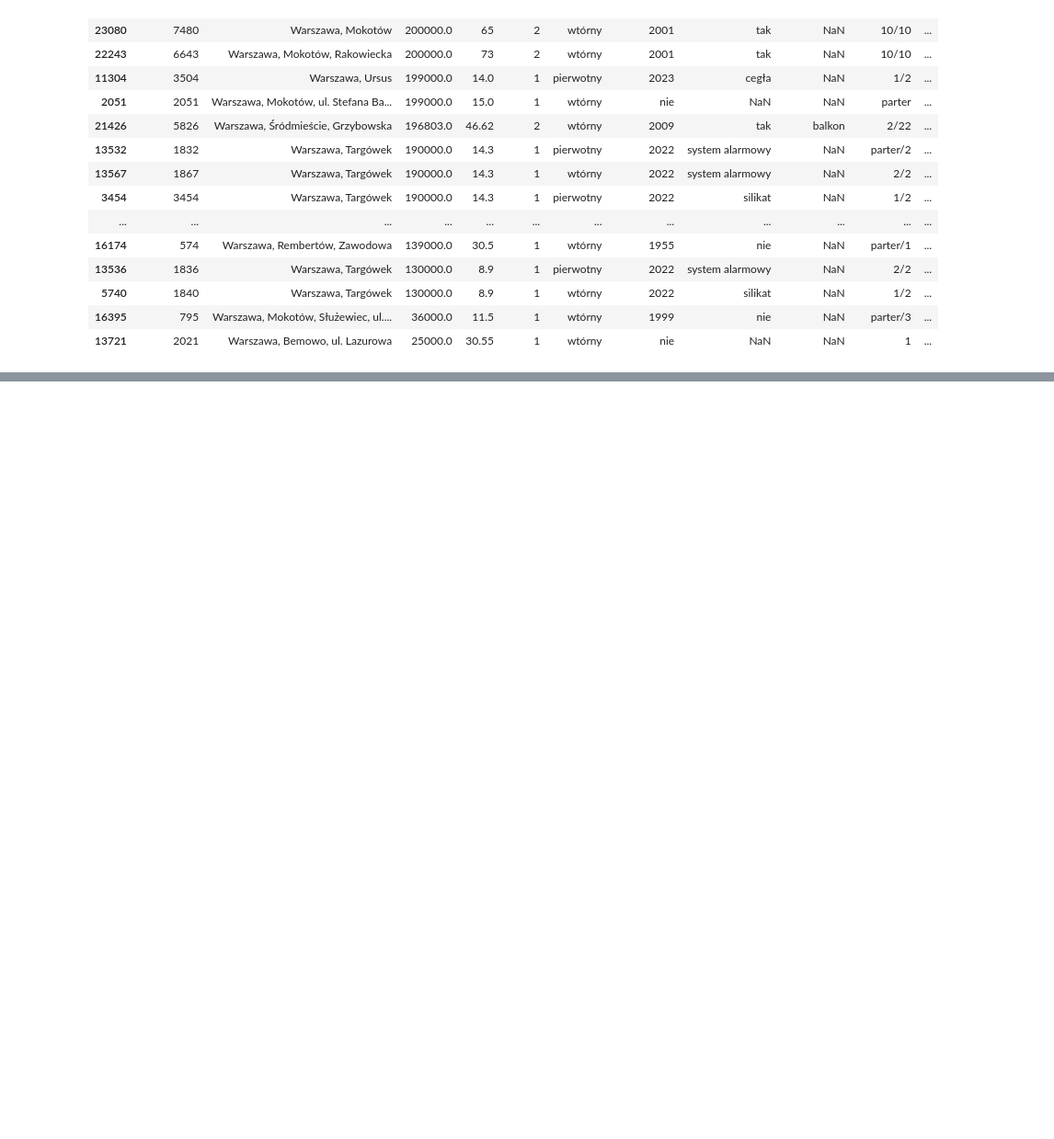
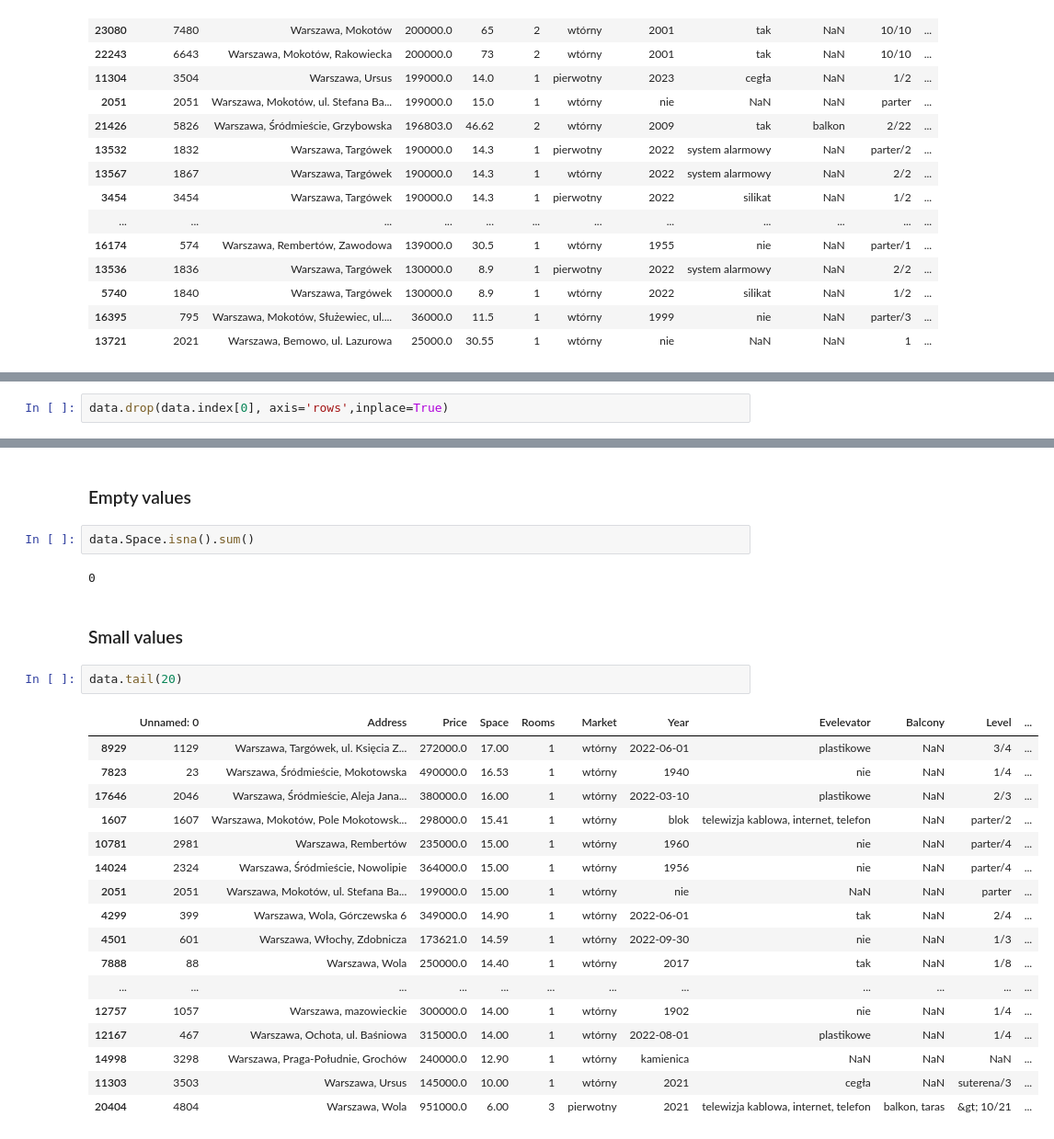
Before and after one commit to CarJung/Uni, a Jupyter notebook: Warsaw_flats/Data_enginering.ipynb, the cells around one changed output, grey strips where cells are left out. Shown at 92% size. Cells and saved outputs as stored; diff of their text form; blank space fills up the shorter version.

```diff
--- a/Warsaw_flats/Data_enginering.ipynb
+++ b/Warsaw_flats/Data_enginering.ipynb
@@ -110,0 +158,2 @@ data.tail(20)
+# %%
+data.drop(data.index[0], axis='rows',inplace=True)
@@ -110,0 +174,28 @@ data.tail(20)
+# %% [markdown]
+### Empty values
+# %%
+data.Space.isna().sum()
+# %% [output]
+0
+# %% [markdown]
+### Small values
+# %%
+data.tail(20)
+# %% [output]
+|  | Unnamed: 0 | Address | Price | Space | Rooms | Market | Year | Evelevator | Balcony | Level | ... |
+| 8929 | 1129 | Warszawa, Targówek, ul. Księcia Z... | 272000.0 | 17.00 | 1 | wtórny | 2022-06-01 | plastikowe | NaN | 3/4 | ... |
+| 7823 | 23 | Warszawa, Śródmieście, Mokotowska | 490000.0 | 16.53 | 1 | wtórny | 1940 | nie | NaN | 1/4 | ... |
+| 17646 | 2046 | Warszawa, Śródmieście, Aleja Jana... | 380000.0 | 16.00 | 1 | wtórny | 2022-03-10 | plastikowe | NaN | 2/3 | ... |
+| 1607 | 1607 | Warszawa, Mokotów, Pole Mokotowsk... | 298000.0 | 15.41 | 1 | wtórny | blok | telewizja kablowa, internet, telefon | NaN | parter/2 | ... |
+| 10781 | 2981 | Warszawa, Rembertów | 235000.0 | 15.00 | 1 | wtórny | 1960 | nie | NaN | parter/4 | ... |
+| 14024 | 2324 | Warszawa, Śródmieście, Nowolipie | 364000.0 | 15.00 | 1 | wtórny | 1956 | nie | NaN | parter/4 | ... |
+| 2051 | 2051 | Warszawa, Mokotów, ul. Stefana Ba... | 199000.0 | 15.00 | 1 | wtórny | nie | NaN | NaN | parter | ... |
+| 4299 | 399 | Warszawa, Wola, Górczewska 6 | 349000.0 | 14.90 | 1 | wtórny | 2022-06-01 | tak | NaN | 2/4 | ... |
+| 4501 | 601 | Warszawa, Włochy, Zdobnicza | 173621.0 | 14.59 | 1 | wtórny | 2022-09-30 | nie | NaN | 1/3 | ... |
+| 7888 | 88 | Warszawa, Wola | 250000.0 | 14.40 | 1 | wtórny | 2017 | tak | NaN | 1/8 | ... |
+| ... | ... | ... | ... | ... | ... | ... | ... | ... | ... | ... | ... |
+| 12757 | 1057 | Warszawa, mazowieckie | 300000.0 | 14.00 | 1 | wtórny | 1902 | nie | NaN | 1/4 | ... |
+| 12167 | 467 | Warszawa, Ochota, ul. Baśniowa | 315000.0 | 14.00 | 1 | wtórny | 2022-08-01 | plastikowe | NaN | 1/4 | ... |
+| 14998 | 3298 | Warszawa, Praga-Południe, Grochów | 240000.0 | 12.90 | 1 | wtórny | kamienica | NaN | NaN | NaN | ... |
+| 11303 | 3503 | Warszawa, Ursus | 145000.0 | 10.00 | 1 | wtórny | 2021 | cegła | NaN | suterena/3 | ... |
+| 20404 | 4804 | Warszawa, Wola | 951000.0 | 6.00 | 3 | pierwotny | 2021 | telewizja kablowa, internet, telefon | balkon, taras | &gt; 10/21 | ... |
```
Also changed, not shown: parts of 17 cells of this notebook.
